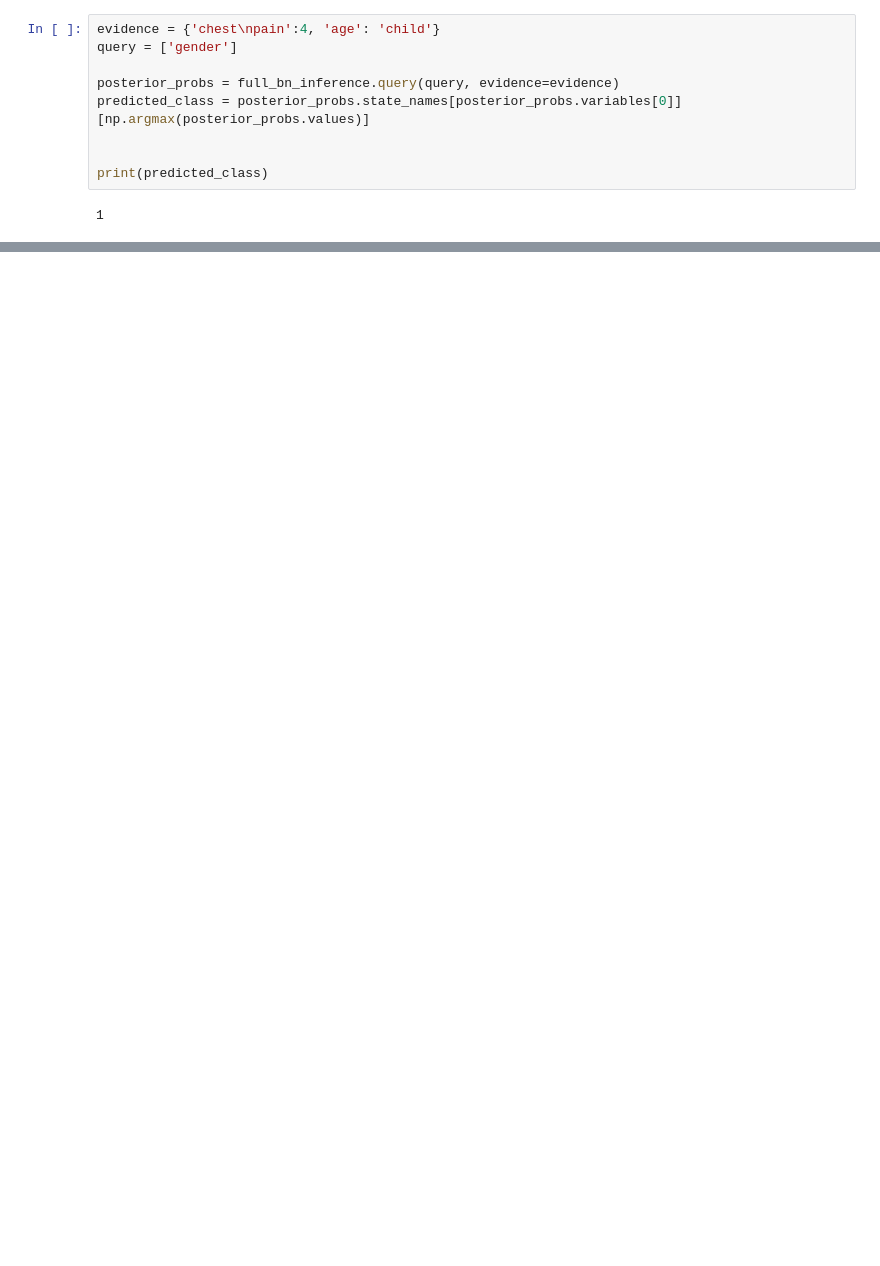
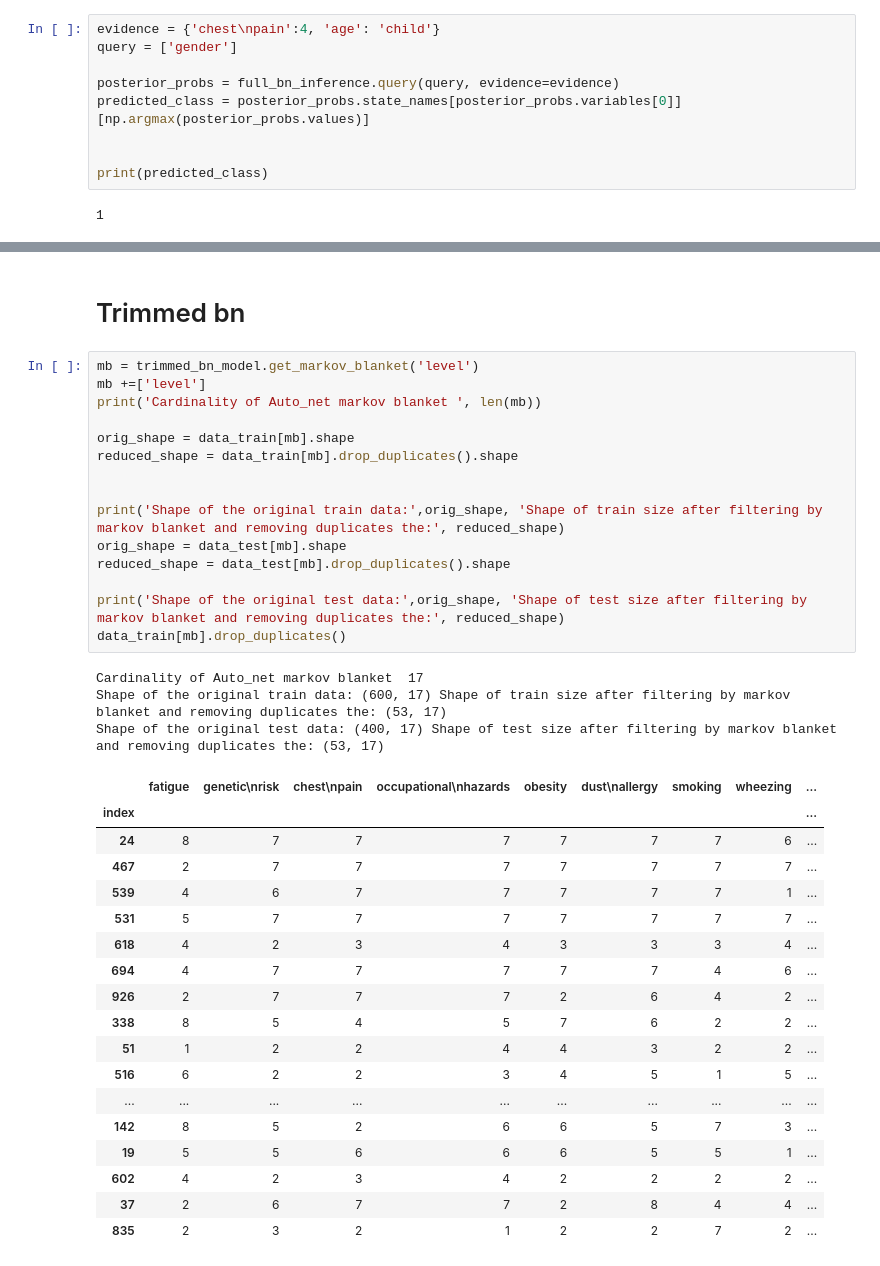
Before and after one commit to SeppiaBrilla/FAIKR_2023_MOD_3_Project, a Jupyter notebook: FAIRK_2023_MOD_3_Project.ipynb, the cells around one changed output, grey strips where cells are left out. Saved outputs shown, nothing was run; the diff lists cells and outputs as text; blank space fills up the shorter version.

```diff
--- a/FAIRK_2023_MOD_3_Project.ipynb
+++ b/FAIRK_2023_MOD_3_Project.ipynb
@@ -319,0 +445,39 @@ print(predicted_class)
+# %% [markdown]
+# Trimmed bn
+# %%
+mb = trimmed_bn_model.get_markov_blanket('level')
+mb +=['level']
+print('Cardinality of Auto_net markov blanket ', len(mb))
+
+orig_shape = data_train[mb].shape
+reduced_shape = data_train[mb].drop_duplicates().shape
+
+
+print('Shape of the original train data:',orig_shape, 'Shape of train size after filtering by markov blanket and removing duplicates the:', reduced_shape)
+orig_shape = data_test[mb].shape
+reduced_shape = data_test[mb].drop_duplicates().shape
+
+print('Shape of the original test data:',orig_shape, 'Shape of test size after filtering by markov blanket and removing duplicates the:', reduced_shape)
+data_train[mb].drop_duplicates()
+# %% [output]
+Cardinality of Auto_net markov blanket  17
+Shape of the original train data: (600, 17) Shape of train size after filtering by markov blanket and removing duplicates the: (53, 17)
+Shape of the original test data: (400, 17) Shape of test size after filtering by markov blanket and removing duplicates the: (53, 17)
+|  | fatigue | genetic\nrisk | chest\npain | occupational\nhazards | obesity | dust\nallergy | smoking | wheezing | ... |
+| index |  |  |  |  |  |  |  |  | ... |
+| 24 | 8 | 7 | 7 | 7 | 7 | 7 | 7 | 6 | ... |
+| 467 | 2 | 7 | 7 | 7 | 7 | 7 | 7 | 7 | ... |
+| 539 | 4 | 6 | 7 | 7 | 7 | 7 | 7 | 1 | ... |
+| 531 | 5 | 7 | 7 | 7 | 7 | 7 | 7 | 7 | ... |
+| 618 | 4 | 2 | 3 | 4 | 3 | 3 | 3 | 4 | ... |
+| 694 | 4 | 7 | 7 | 7 | 7 | 7 | 4 | 6 | ... |
+| 926 | 2 | 7 | 7 | 7 | 2 | 6 | 4 | 2 | ... |
+| 338 | 8 | 5 | 4 | 5 | 7 | 6 | 2 | 2 | ... |
+| 51 | 1 | 2 | 2 | 4 | 4 | 3 | 2 | 2 | ... |
+| 516 | 6 | 2 | 2 | 3 | 4 | 5 | 1 | 5 | ... |
+| ... | ... | ... | ... | ... | ... | ... | ... | ... | ... |
+| 142 | 8 | 5 | 2 | 6 | 6 | 5 | 7 | 3 | ... |
+| 19 | 5 | 5 | 6 | 6 | 6 | 5 | 5 | 1 | ... |
+| 602 | 4 | 2 | 3 | 4 | 2 | 2 | 2 | 2 | ... |
+| 37 | 2 | 6 | 7 | 7 | 2 | 8 | 4 | 4 | ... |
+| 835 | 2 | 3 | 2 | 1 | 2 | 2 | 7 | 2 | ... |
```
Also changed, not shown: parts of 27 cells of this notebook, 1 other file.
